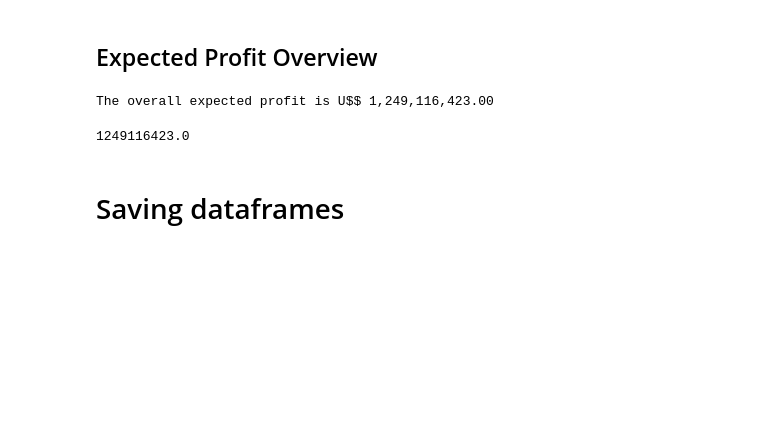
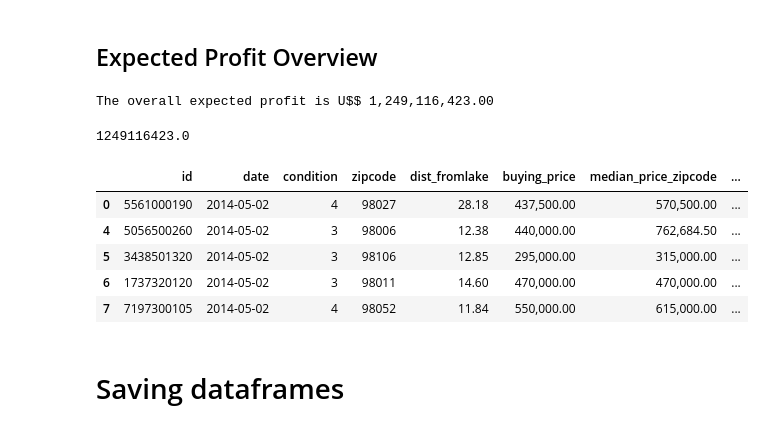
Before and after one commit to marianaborgal/P001_RealEstate_Insights, a Jupyter notebook: notebooks/P001_RealSate_Insights_v4_Conclusion.ipynb, the cells around one changed output. Saved outputs shown, nothing was run; the diff lists cells and outputs as text; code cells hidden in the pictures; blank space fills up the shorter version.

```diff
--- a/notebooks/P001_RealSate_Insights_v4_Conclusion.ipynb
+++ b/notebooks/P001_RealSate_Insights_v4_Conclusion.ipynb
@@ -1678,6 +1678,15 @@ b = df5[df5['decision']==1][['id', 'date', 'condition', 'zipcode', 'dist_fromlak
 b['expected_profit'].sum()
 # %% [output]
 1249116423.0
+# %%
+b.head()
+# %% [output]
+|  | id | date | condition | zipcode | dist_fromlake | buying_price | median_price_zipcode | ... |
+| 0 | 5561000190 | 2014-05-02 | 4 | 98027 | 28.18 | 437,500.00 | 570,500.00 | ... |
+| 4 | 5056500260 | 2014-05-02 | 3 | 98006 | 12.38 | 440,000.00 | 762,684.50 | ... |
+| 5 | 3438501320 | 2014-05-02 | 3 | 98106 | 12.85 | 295,000.00 | 315,000.00 | ... |
+| 6 | 1737320120 | 2014-05-02 | 3 | 98011 | 14.60 | 470,000.00 | 470,000.00 | ... |
+| 7 | 7197300105 | 2014-05-02 | 4 | 98052 | 11.84 | 550,000.00 | 615,000.00 | ... |
 # %% [markdown]
 # Saving dataframes
 # %%
```
Also changed, not shown: 6 other files.
